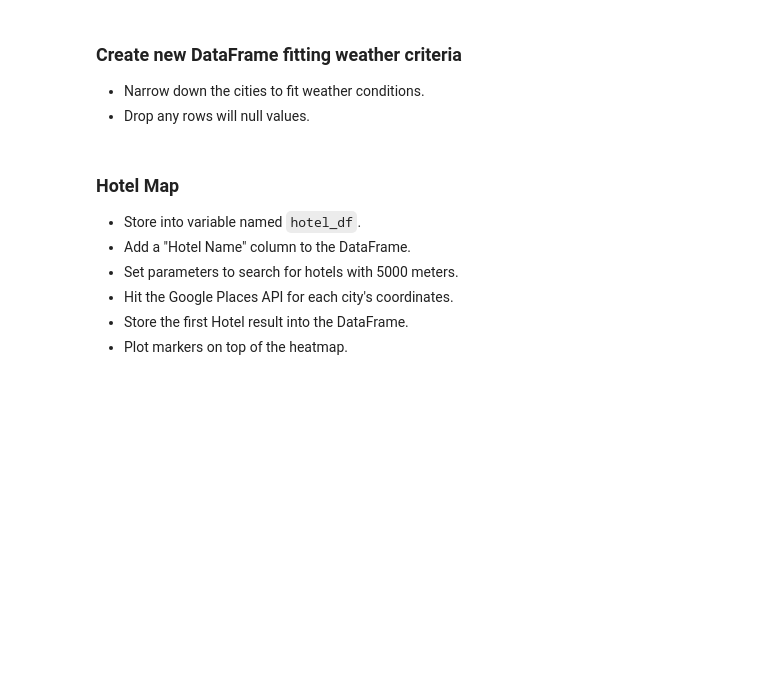
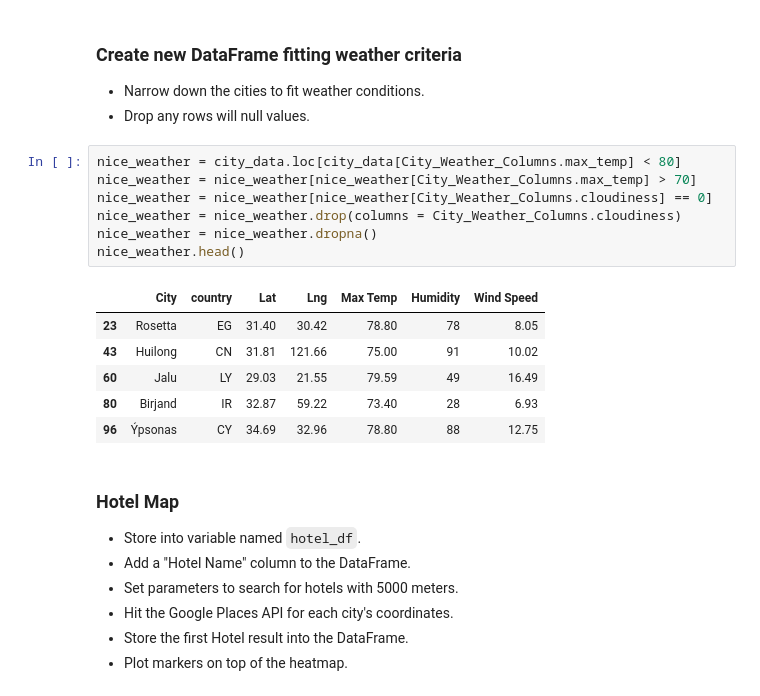
Before and after one commit to 12wollmana/UMN-Data_Analytics-Python_API_Challenge, a Jupyter notebook: VacationPy/VacationPy.ipynb, the cells around one changed output. Cells and saved outputs as stored; diff of their text form; blank space fills up the shorter version.

```diff
--- a/VacationPy/VacationPy.ipynb
+++ b/VacationPy/VacationPy.ipynb
@@ -85,6 +111,20 @@ fig
 ### Create new DataFrame fitting weather criteria
 * Narrow down the cities to fit weather conditions.
 * Drop any rows will null values.
+# %%
+nice_weather = city_data.loc[city_data[City_Weather_Columns.max_temp] < 80]
+nice_weather = nice_weather[nice_weather[City_Weather_Columns.max_temp] > 70]
+nice_weather = nice_weather[nice_weather[City_Weather_Columns.cloudiness] == 0]
+nice_weather = nice_weather.drop(columns = City_Weather_Columns.cloudiness)
+nice_weather = nice_weather.dropna()
+nice_weather.head()
+# %% [output]
+|  | City | country | Lat | Lng | Max Temp | Humidity | Wind Speed |
+| 23 | Rosetta | EG | 31.40 | 30.42 | 78.80 | 78 | 8.05 |
+| 43 | Huilong | CN | 31.81 | 121.66 | 75.00 | 91 | 10.02 |
+| 60 | Jalu | LY | 29.03 | 21.55 | 79.59 | 49 | 16.49 |
+| 80 | Birjand | IR | 32.87 | 59.22 | 73.40 | 28 | 6.93 |
+| 96 | Ýpsonas | CY | 34.69 | 32.96 | 78.80 | 88 | 12.75 |
 # %% [markdown]
 ### Hotel Map
 * Store into variable named `hotel_df`.
```
Also changed, not shown: parts of 12 cells of this notebook, 14 other files.
